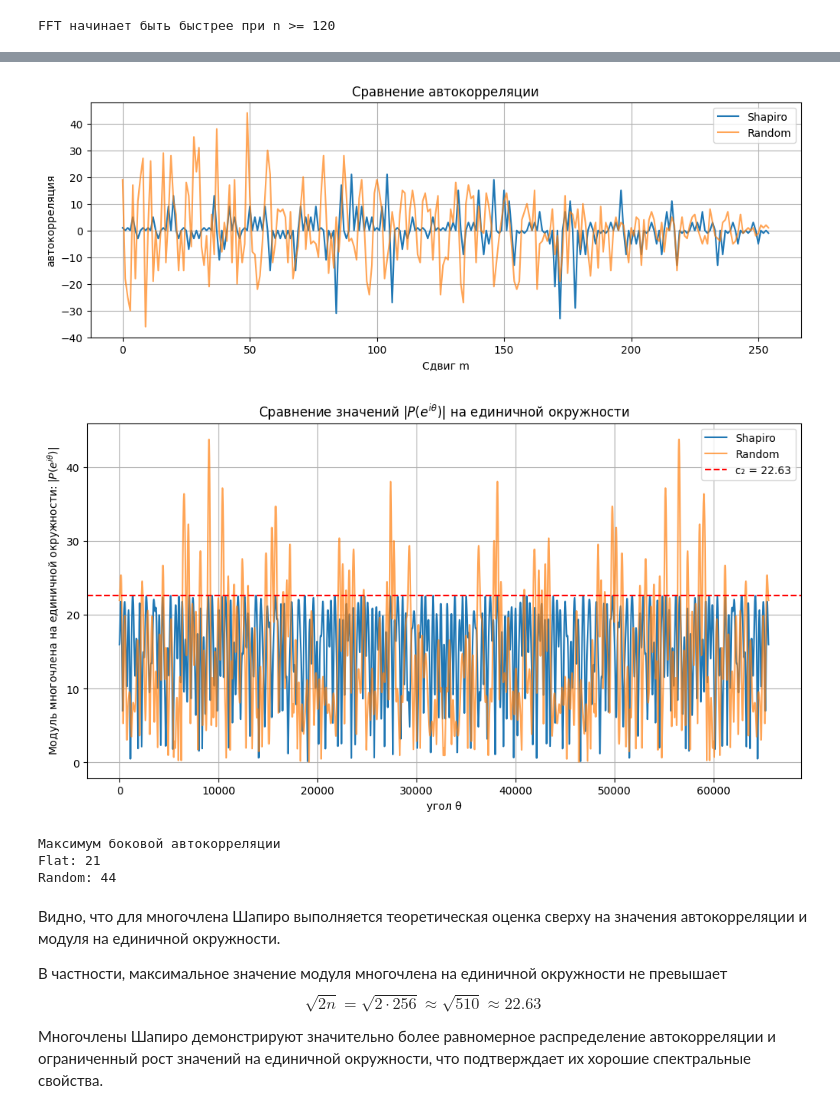
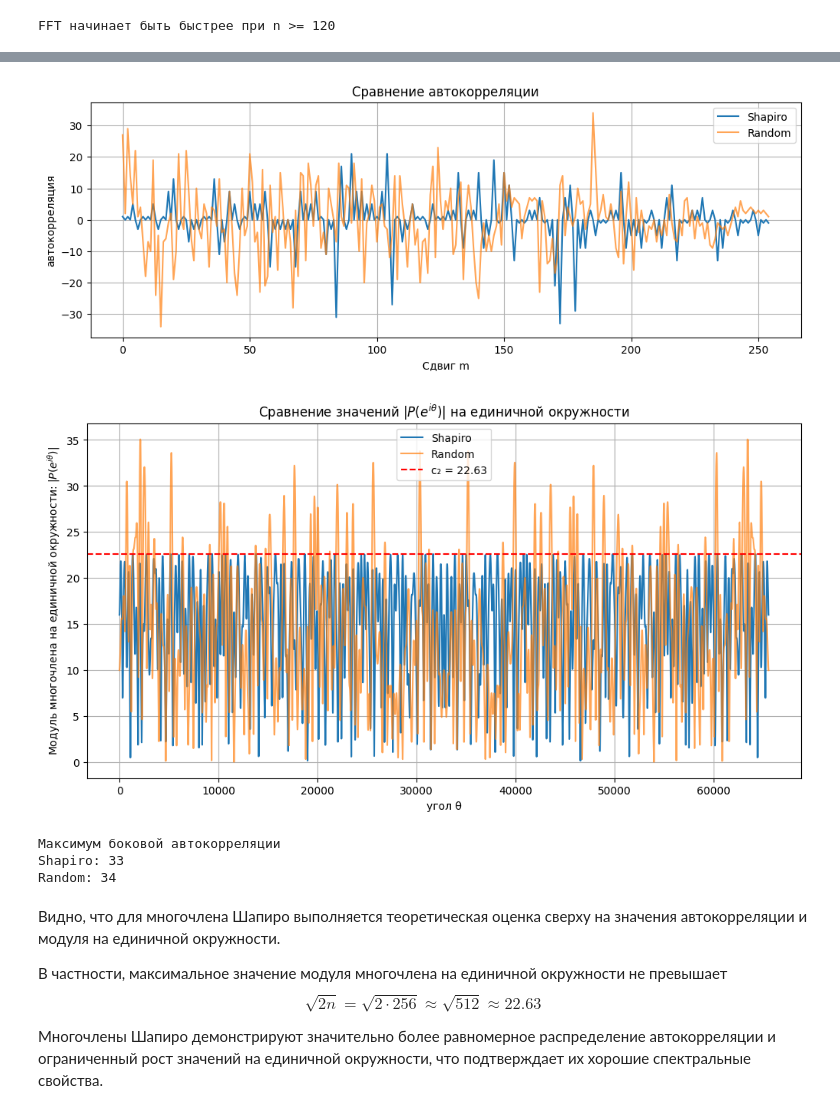
Before and after one commit to asardinka/Flat-Littlewood-polynomials, a Jupyter notebook: src/tests_analysis.ipynb, the cells around one changed output, grey strips where cells are left out. Cells and saved outputs as stored; diff of their text form; code cells hidden in the pictures.

```diff
--- a/src/tests_analysis.ipynb
+++ b/src/tests_analysis.ipynb
@@ -103,10 +113,10 @@ FFT начинает быть быстрее при n >= 120
 2.
    Отображено поведение модуля многочлена $ |P(z)| $ при $ |z| = 1 $, то есть на комплексной единичной окружности.
 # %%
-with open('../files/random_poly.txt', 'r') as f:
+with open('../files/random_polynimial.txt', 'r') as f:
     random_coeffs = np.array([int(x) for x in f.read().split()])
 
-with open('../files/shapiro_poly.txt', 'r') as f:
+with open('../files/shapiro_polynomial.txt', 'r') as f:
     shapiro_coeffs = np.array([int(x) for x in f.read().split()])
 
 n = len(shapiro_coeffs)
@@ -119,49 +129,50 @@ def normalized_side_autocorr(coeffs):
     side_autocorr = autocorr[n+1:]
     return side_autocorr
 
-flat_side = normalized_side_autocorr(shapiro_coeffs)
+sh_side = normalized_side_autocorr(shapiro_coeffs)
 rand_side = normalized_side_autocorr(random_coeffs)
 
 def spectrum_magnitude(coeffs, fft_size=2**16):
     spectrum = np.fft.fft(coeffs, fft_size)
     return np.abs(spectrum)
 
-flat_spectrum = spectrum_magnitude(shapiro_coeffs)
+sh_P_spectrum = spectrum_magnitude(shapiro_coeffs)
+sh_Q_spectrum = spectrum_magnitude(shapiro_coeffs)
 rand_spectrum = spectrum_magnitude(random_coeffs)
 
 plt.figure(figsize=(12,4))
-plt.plot(flat_side, label='Shapiro')
+plt.plot(sh_side, label='Shapiro')
 plt.plot(rand_side, label='Random', alpha=0.7)
 plt.xlabel('Сдвиг m')
 plt.ylabel('автокорреляция')
 plt.title('Сравнение автокорреляции')
 plt.legend()
 plt.grid(True)
 plt.show()
 
 plt.figure(figsize=(12,6))
-plt.plot(flat_spectrum, label='Shapiro')
+plt.plot(sh_P_spectrum, label='Shapiro')
 plt.plot(rand_spectrum, label='Random', alpha=0.7)
 plt.axhline(y=c2, color='red', linestyle='--', label=f'c₂ = {c2:.2f}')
 plt.xlabel('угол θ')
 plt.ylabel(r'Модуль многочлена на единичной окружности: $|P(e^{i\theta})|$')
 plt.title(r'Сравнение значений $|P(e^{i\theta})|$ на единичной окружности')
 plt.legend()
 plt.grid(True)
 plt.show()
 
 print("Максимум боковой автокорреляции")
-print("Flat:", np.max(flat_side))
-print("Random:", np.max(rand_side))
+print("Shapiro:", np.max(abs(sh_side)))
+print("Random:", np.max(abs(rand_side)))
 # %% [output]
-[figure, old version]
+[figure, new version]
-[figure, old version]
+[figure, new version]
 Максимум боковой автокорреляции
-Flat: 21
-Random: 44
+Shapiro: 33
+Random: 34
 # %% [markdown]
 Видно, что для многочлена Шапиро выполняется теоретическая оценка сверху на значения автокорреляции и модуля на единичной окружности.
 
-В частности, максимальное значение модуля многочлена на единичной окружности не превышает $$ \sqrt{2n} = \sqrt{2 \cdot 256} \approx \sqrt{510} \approx 22.63 $$
+В частности, максимальное значение модуля многочлена на единичной окружности не превышает $$ \sqrt{2n} = \sqrt{2 \cdot 256} \approx \sqrt{512} \approx 22.63 $$
 
 Многочлены Шапиро демонстрируют значительно более равномерное распределение автокорреляции и ограниченный рост значений на единичной окружности, что подтверждает их хорошие спектральные свойства.
```
Also changed, not shown: parts of 4 cells of this notebook, 9 other files.
